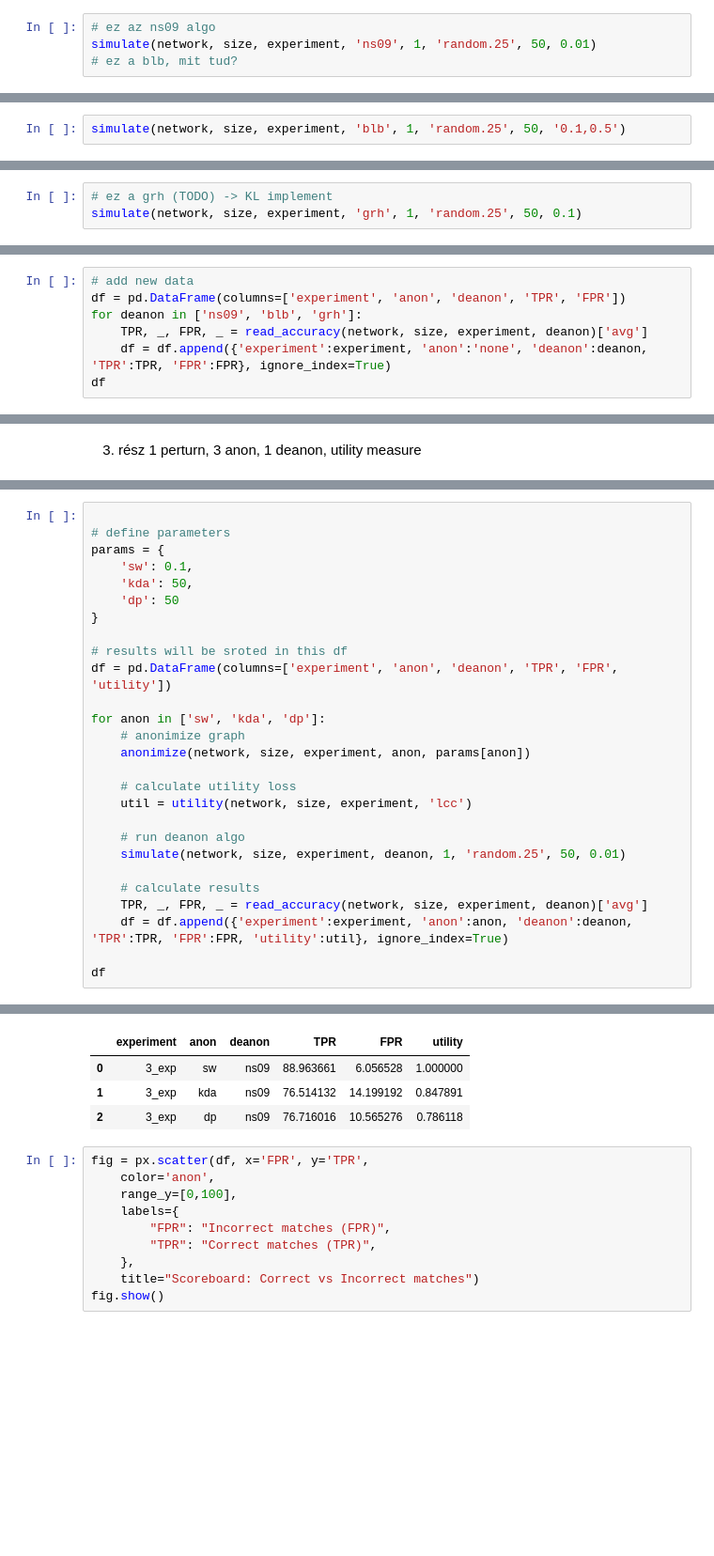
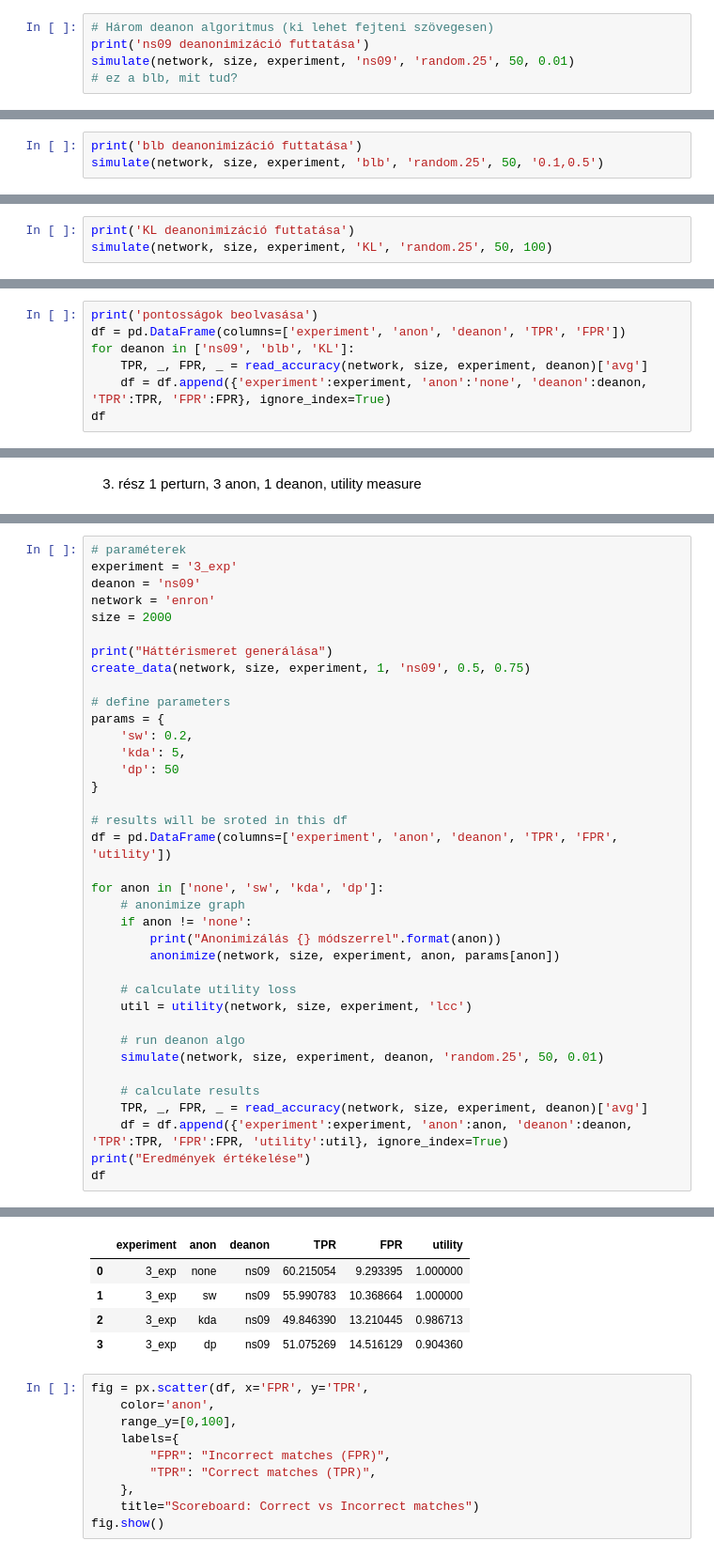
Before and after one commit to TopiCsarno/tranzakcio_anon, a Jupyter notebook: tutorial.ipynb, the cells around one changed output, grey strips where cells are left out. Shown at 94% size. Saved outputs shown, nothing was run; the diff lists cells and outputs as text; blank space fills up the shorter version.

```diff
--- a/tutorial.ipynb
+++ b/tutorial.ipynb
@@ -110,5 +108,6 @@ Creating test data for: enron [2_exp]
 # %%
-# ez az ns09 algo
-simulate(network, size, experiment, 'ns09', 1, 'random.25', 50, 0.01)
+# Három deanon algoritmus (ki lehet fejteni szövegesen)
+print('ns09 deanonimizáció futtatása')
+simulate(network, size, experiment, 'ns09', 'random.25', 50, 0.01)
 # ez a blb, mit tud?
 # %% [output]
@@ -132,3 +115,4 @@ Simulating: e0_v0
 # %%
-simulate(network, size, experiment, 'blb', 1, 'random.25', 50, '0.1,0.5')
+print('blb deanonimizáció futtatása')
+simulate(network, size, experiment, 'blb', 'random.25', 50, '0.1,0.5')
 # %% [output]
@@ -152,4 +120,4 @@ Simulating: e0_v0
 # %%
-# ez a grh (TODO) -> KL implement
-simulate(network, size, experiment, 'grh', 1, 'random.25', 50, 0.1)
+print('KL deanonimizáció futtatása')
+simulate(network, size, experiment, 'KL', 'random.25', 50, 100)
 # %% [output]
@@ -173,7 +125,7 @@ Simulating: e0_v0
 # %%
-# add new data
+print('pontosságok beolvasása')
 df = pd.DataFrame(columns=['experiment', 'anon', 'deanon', 'TPR', 'FPR'])
-for deanon in ['ns09', 'blb', 'grh']:
+for deanon in ['ns09', 'blb', 'KL']:
 	TPR, _, FPR, _ = read_accuracy(network, size, experiment, deanon)['avg']
 	df = df.append({'experiment':experiment, 'anon':'none', 'deanon':deanon, 'TPR':TPR, 'FPR':FPR}, ignore_index=True)
 df
@@ -226,28 +151,38 @@ Creating test data for: wiki [3_exp]
 # %%
+# paraméterek
+experiment = '3_exp'
+deanon = 'ns09'
+network = 'enron'
+size = 2000
+
+print("Háttérismeret generálása")
+create_data(network, size, experiment, 1, 'ns09', 0.5, 0.75)
 
 # define parameters
 params = {
-    'sw': 0.1,
-    'kda': 50,
+    'sw': 0.2,
+    'kda': 5,
     'dp': 50
 }
 
 # results will be sroted in this df
 df = pd.DataFrame(columns=['experiment', 'anon', 'deanon', 'TPR', 'FPR', 'utility'])
 
-for anon in ['sw', 'kda', 'dp']:
+for anon in ['none', 'sw', 'kda', 'dp']:
     # anonimize graph
-    anonimize(network, size, experiment, anon, params[anon])
+    if anon != 'none':
+        print("Anonimizálás {} módszerrel".format(anon))
+        anonimize(network, size, experiment, anon, params[anon])
 
     # calculate utility loss
     util = utility(network, size, experiment, 'lcc')
 
     # run deanon algo
-    simulate(network, size, experiment, deanon, 1, 'random.25', 50, 0.01)
+    simulate(network, size, experiment, deanon, 'random.25', 50, 0.01)
 
     # calculate results
     TPR, _, FPR, _ = read_accuracy(network, size, experiment, deanon)['avg']
     df = df.append({'experiment':experiment, 'anon':anon, 'deanon':deanon, 'TPR':TPR, 'FPR':FPR, 'utility':util}, ignore_index=True)
-
+print("Eredmények értékelése")
 df
 # %% [output]
@@ -271,7 +194,8 @@ no avaliable
 |  | experiment | anon | deanon | TPR | FPR | utility |
-| 0 | 3_exp | sw | ns09 | 88.963661 | 6.056528 | 1.000000 |
-| 1 | 3_exp | kda | ns09 | 76.514132 | 14.199192 | 0.847891 |
-| 2 | 3_exp | dp | ns09 | 76.716016 | 10.565276 | 0.786118 |
+| 0 | 3_exp | none | ns09 | 60.215054 | 9.293395 | 1.000000 |
+| 1 | 3_exp | sw | ns09 | 55.990783 | 10.368664 | 1.000000 |
+| 2 | 3_exp | kda | ns09 | 49.846390 | 13.210445 | 0.986713 |
+| 3 | 3_exp | dp | ns09 | 51.075269 | 14.516129 | 0.904360 |
 # %%
 fig = px.scatter(df, x='FPR', y='TPR',
     color='anon',
```
Also changed, not shown: parts of 22 cells of this notebook, 3 other files.
